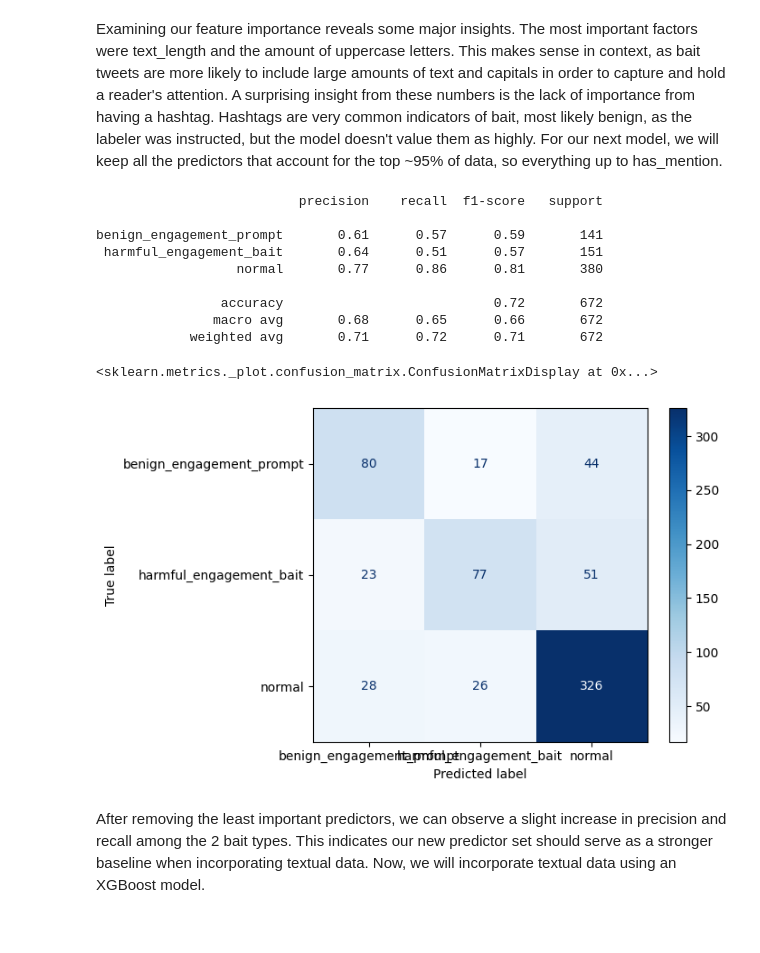
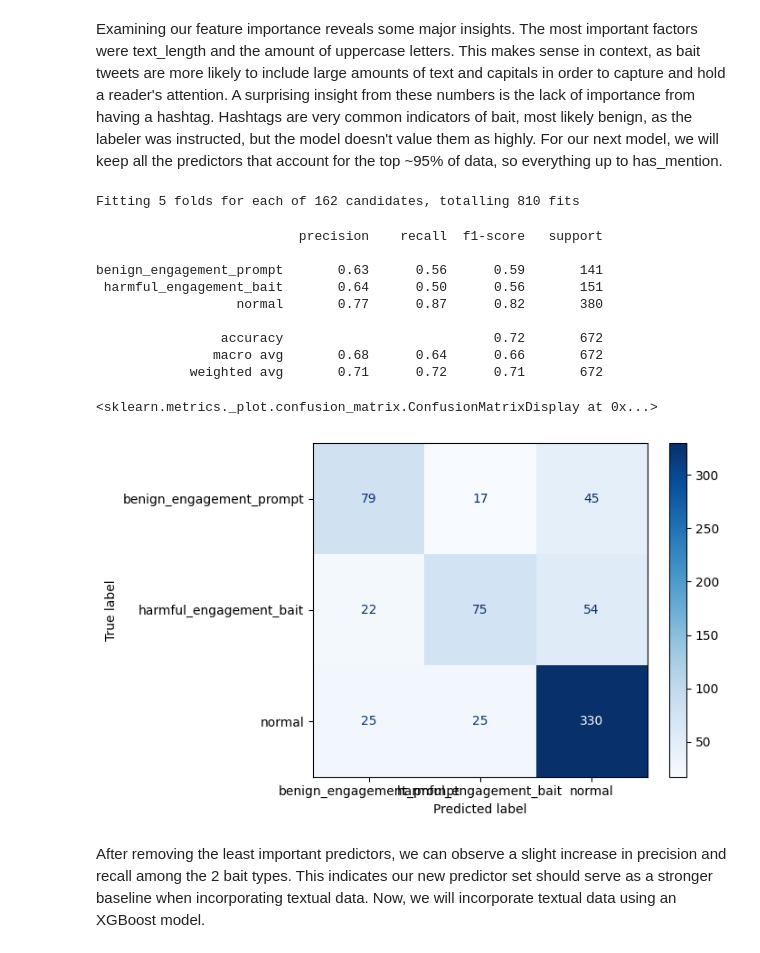
Before and after one commit to RJ-Worrall/Twitter_Engagement_Bait_Modeling, a Jupyter notebook: Twitter_Project.ipynb, the cells around one changed output. Saved outputs shown, nothing was run; the diff lists cells and outputs as text; code cells hidden in the pictures.

```diff
--- a/Twitter_Project.ipynb
+++ b/Twitter_Project.ipynb
@@ -2176,34 +2217,64 @@ X_train, X_test, Y_train, Y_test = train_test_split(
     stratify=Y
 )
 
-rf.fit(X_train, Y_train)
-predictions = rf.predict(X_test)
-print(
-    classification_report(
-        Y_test,
-        predictions,
-        target_names=encoder.classes_
-    )
+param_grid_rf = {
+    'n_estimators': [100, 200, 500],
+    'max_depth': [None, 10, 20],
+    'min_samples_split': [2, 5, 10],
+    'min_samples_leaf': [1, 2, 4],
+    'bootstrap': [True, False]
+}
+
+# Base model
+rf = RandomForestClassifier(
+    random_state=42,
+    n_jobs=-1
 )
-ConfusionMatrixDisplay.from_estimator(
-    rf,
-    X_test,
-    Y_test,
-    display_labels=encoder.classes_,
-    cmap="Blues"
+
+# Grid Search
+grid_rf = GridSearchCV(
+    estimator=rf,
+    param_grid=param_grid_rf,
+    cv=5,
+    scoring='f1_macro',
+    n_jobs=-1,
+    verbose=2
 )
+
+grid_rf.fit(X_train, Y_train)
+
+best_rf = grid_rf.best_estimator_
 # %% [output]
-                          precision    recall  f1-score   support
-
-benign_engagement_prompt       0.61      0.57      0.59       141
- harmful_engagement_bait       0.64      0.51      0.57       151
-                  normal       0.77      0.86      0.81       380
-
-                accuracy                           0.72       672
-               macro avg       0.68      0.65      0.66       672
-            weighted avg       0.71      0.72      0.71       672
+Fitting 5 folds for each of 162 candidates, totalling 810 fits
-<sklearn.metrics._plot.confusion_matrix.ConfusionMatrixDisplay at 0x...>
-[figure, removed]
+# %%
+predictions = best_rf.predict(X_test)
+
+print(classification_report(
+    Y_test,
+    predictions,
+    target_names=encoder.classes_
+))
+
+
+ConfusionMatrixDisplay.from_estimator(
+    best_rf,
+    X_test,
+    Y_test,
+    display_labels=encoder.classes_,
+    cmap="Blues"
+)
+# %% [output]
+                          precision    recall  f1-score   support
+
+benign_engagement_prompt       0.63      0.56      0.59       141
+ harmful_engagement_bait       0.64      0.50      0.56       151
+                  normal       0.77      0.87      0.82       380
+
+                accuracy                           0.72       672
+               macro avg       0.68      0.64      0.66       672
+            weighted avg       0.71      0.72      0.71       672
+<sklearn.metrics._plot.confusion_matrix.ConfusionMatrixDisplay at 0x...>
+[figure, added]
 # %% [markdown]
 After removing the least important predictors, we can observe a slight increase in precision and recall among the 2 bait types. This indicates our new predictor set should serve as a stronger baseline when incorporating textual data. Now, we will incorporate textual data using an XGBoost model.
 # %%
```
Also changed, not shown: parts of 11 cells of this notebook.
